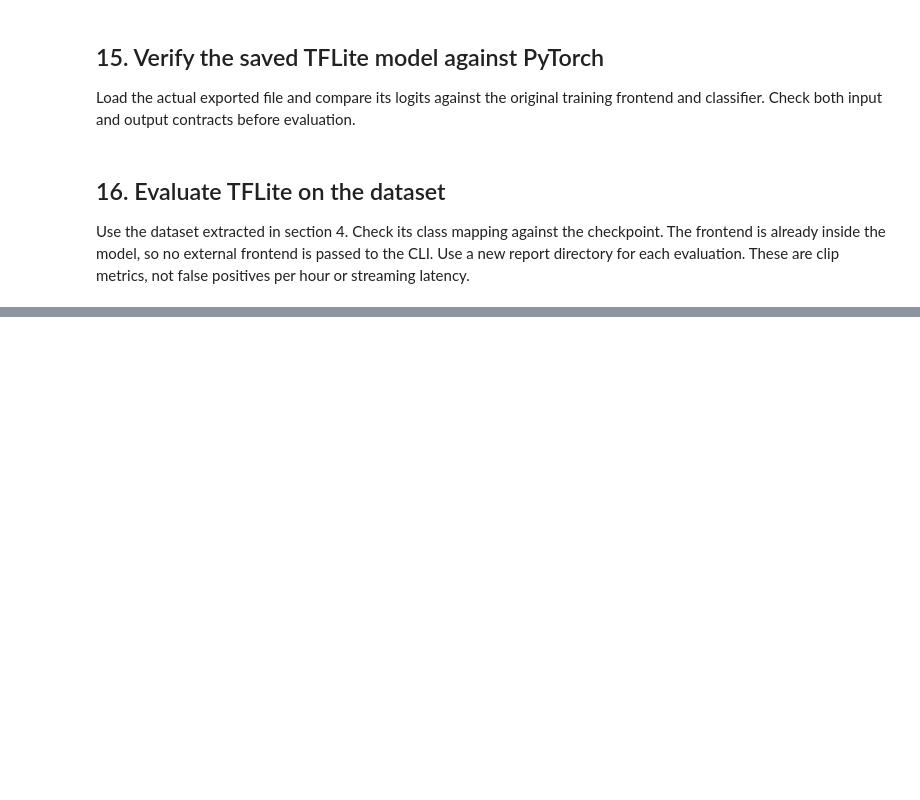
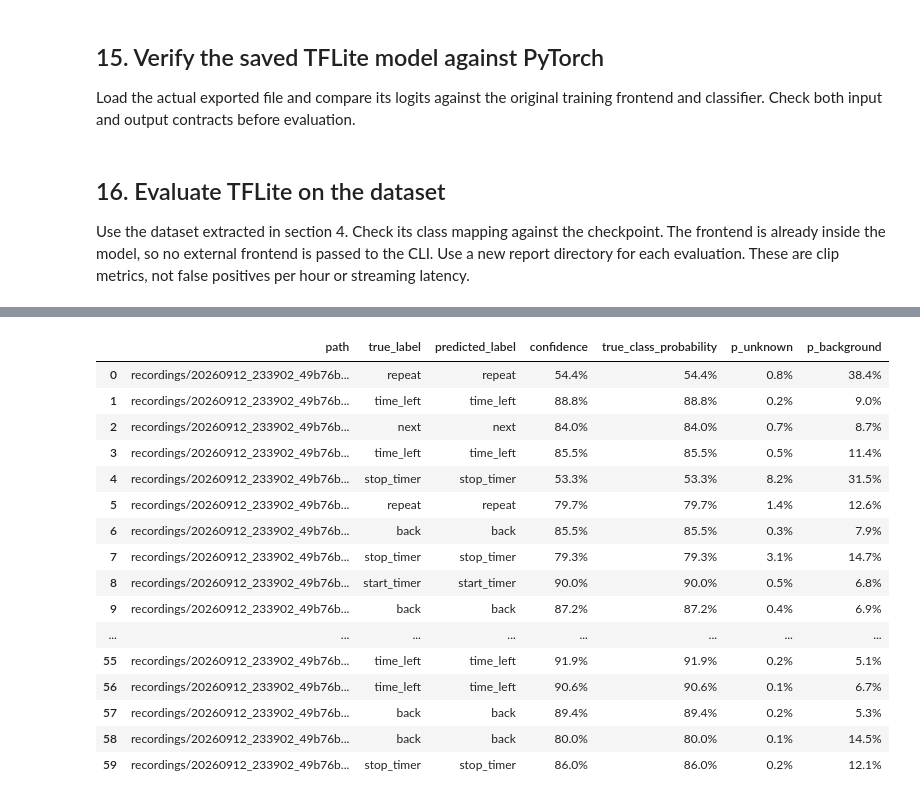
Before and after one commit to mole88/ru-kws, a Jupyter notebook: notebooks/ru_kws_training.ipynb, the cells around one changed output, grey strips where cells are left out. Drawn from its saved outputs; the diff is of its cells as text; code cells hidden in the pictures; blank space fills up the shorter version.

Commit message:
add validation on real recordings

```diff
--- a/notebooks/ru_kws_training.ipynb
+++ b/notebooks/ru_kws_training.ipynb
@@ -12,14 +12,14 @@ import torch
 
 REPO_URL = "https://github.com/mole88/ru-kws.git"
 REPO_REF = "dev"  # Use a commit SHA for reproducibility.
-DATASET_ZIP = Path("/content/drive/MyDrive/russian_commands/russian_commands_v001_clean_manual.zip")
+DATASET_ZIP = Path("/content/drive/MyDrive/russian_commands/russian_commands_v001_clean_manual_with_aug.zip")
 
-RUN_NAME = "bcresnet_run_003"
+RUN_NAME = "bcresnet_run_004"
 RUNS_ROOT = Path("/content/drive/MyDrive/russian_commands/runs")
 WINDOW_SECONDS = 3.0
 BASE_C = 64                   # 8/12/16/24/48/64; 64 - BC-ResNet-8
 BATCH_SIZE = 64
-MAX_EPOCHS = 60
+MAX_EPOCHS = 120
 LEARNING_RATE = 3e-4
 REQUIRE_GPU = torch.cuda.is_available()
 
@@ -480,0 +572,10 @@ print("TFLite reports:", TFLITE_REPORT_DIR)
+# %%
+import json
+from pathlib import Path
+from collections import Counter
+
+RECORDINGS, recordings_archive_hash = extract_cached(
+    Path("/content/drive/MyDrive/russian_commands/recordings.zip"),
+    Path("/content/real_recordings"),
+)
+print("Recordings:", RECORDINGS)
@@ -480,0 +699,44 @@ print("TFLite reports:", TFLITE_REPORT_DIR)
+# %%
+df = pd.read_csv(REPORT_DIR / "predictions.csv")
+
+df["confidence"] = [
+    row[f"p_{row['predicted_label']}"]
+    for _, row in df.iterrows()
+]
+df["true_class_probability"] = [
+    row[f"p_{row['true_label']}"]
+    for _, row in df.iterrows()
+]
+
+columns = [
+    "path", "true_label", "predicted_label",
+    "confidence", "true_class_probability",
+    "p_unknown", "p_background",
+]
+
+display(
+    df[columns].style.format({
+        "confidence": "{:.1%}",
+        "true_class_probability": "{:.1%}",
+        "p_unknown": "{:.1%}",
+        "p_background": "{:.1%}",
+    })
+)
+# %% [output]
+|  | path | true_label | predicted_label | confidence | true_class_probability | p_unknown | p_background |
+| 0 | recordings/20260912_233902_49b76b... | repeat | repeat | 54.4% | 54.4% | 0.8% | 38.4% |
+| 1 | recordings/20260912_233902_49b76b... | time_left | time_left | 88.8% | 88.8% | 0.2% | 9.0% |
+| 2 | recordings/20260912_233902_49b76b... | next | next | 84.0% | 84.0% | 0.7% | 8.7% |
+| 3 | recordings/20260912_233902_49b76b... | time_left | time_left | 85.5% | 85.5% | 0.5% | 11.4% |
+| 4 | recordings/20260912_233902_49b76b... | stop_timer | stop_timer | 53.3% | 53.3% | 8.2% | 31.5% |
+| 5 | recordings/20260912_233902_49b76b... | repeat | repeat | 79.7% | 79.7% | 1.4% | 12.6% |
+| 6 | recordings/20260912_233902_49b76b... | back | back | 85.5% | 85.5% | 0.3% | 7.9% |
+| 7 | recordings/20260912_233902_49b76b... | stop_timer | stop_timer | 79.3% | 79.3% | 3.1% | 14.7% |
+| 8 | recordings/20260912_233902_49b76b... | start_timer | start_timer | 90.0% | 90.0% | 0.5% | 6.8% |
+| 9 | recordings/20260912_233902_49b76b... | back | back | 87.2% | 87.2% | 0.4% | 6.9% |
+| ... | ... | ... | ... | ... | ... | ... | ... |
+| 55 | recordings/20260912_233902_49b76b... | time_left | time_left | 91.9% | 91.9% | 0.2% | 5.1% |
+| 56 | recordings/20260912_233902_49b76b... | time_left | time_left | 90.6% | 90.6% | 0.1% | 6.7% |
+| 57 | recordings/20260912_233902_49b76b... | back | back | 89.4% | 89.4% | 0.2% | 5.3% |
+| 58 | recordings/20260912_233902_49b76b... | back | back | 80.0% | 80.0% | 0.1% | 14.5% |
+| 59 | recordings/20260912_233902_49b76b... | stop_timer | stop_timer | 86.0% | 86.0% | 0.2% | 12.1% |
```
Also changed, not shown: parts of 14 cells of this notebook.
